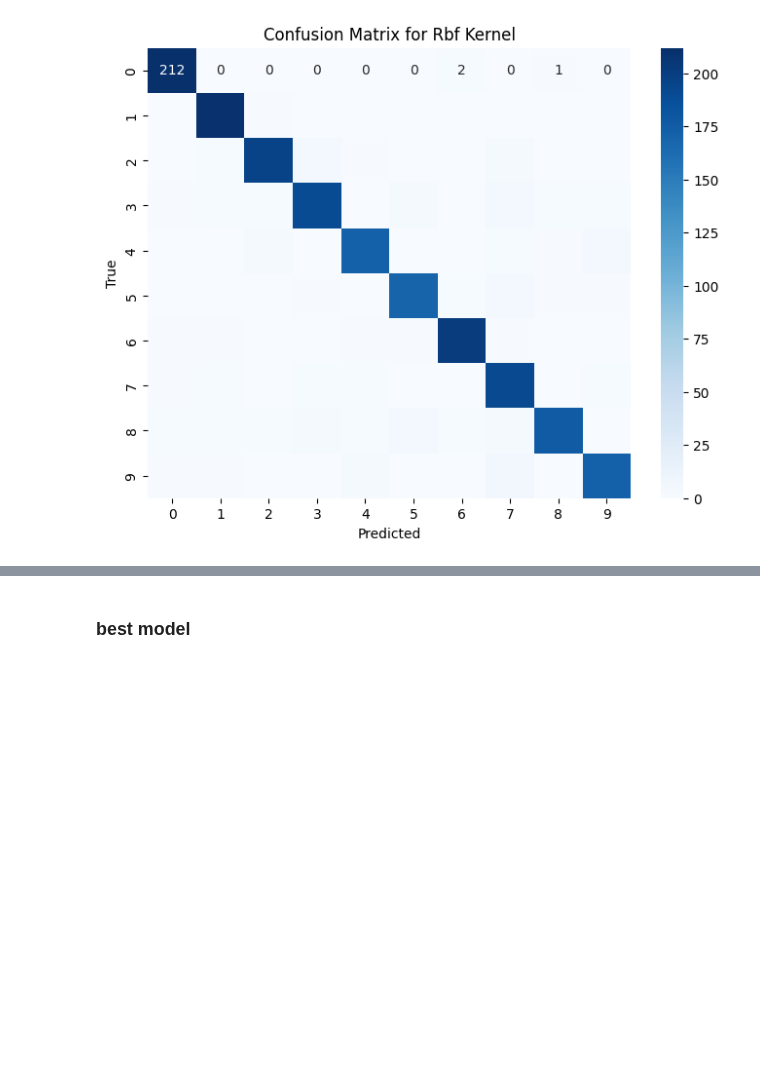
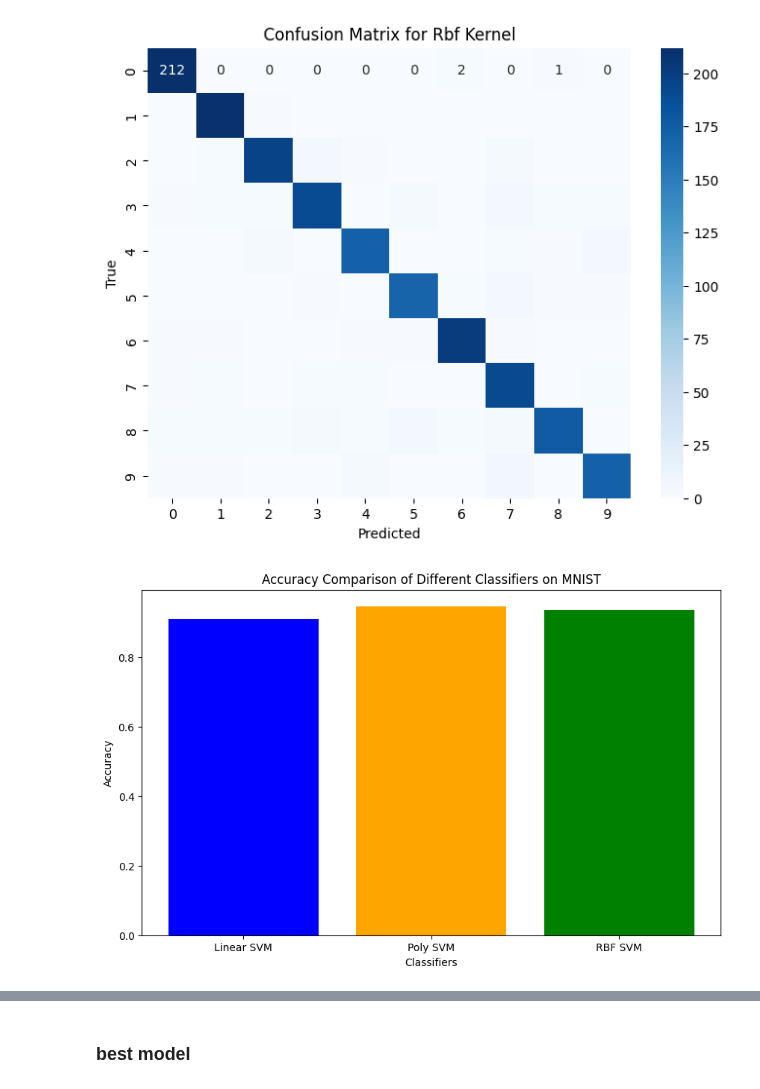
Before and after one commit to Justine-IA/IAI600Lab, a Jupyter notebook: Lab_5/main.ipynb, the cells around one changed output, grey strips where cells are left out. Saved outputs shown, nothing was run; the diff lists cells and outputs as text; code cells hidden in the pictures; blank space fills up the shorter version.

Commit message:
graph

```diff
--- a/Lab_5/main.ipynb
+++ b/Lab_5/main.ipynb
@@ -200,6 +198,10 @@ Starting Grid Search for RBF Kernel...
 RBF Kernel Grid Search took 490.18 seconds.
 Best Parameters for RBF Kernel: {'C': 10, 'gamma': 'auto', 'kernel': 'rbf'}
 Best Cross-Validation Accuracy: 0.9358
+# %%
+RBF_Best_Score = grid_search_rbf.best_score_
+Lin_Best_Score = grid_search_linear.best_score_
+Poly_Best_Score = grid_search_poly.best_score_
 # %% [markdown]
 ### Evaluate best model on test set
 # %%
@@ -290,3 +292,18 @@ for kernel in kernel_results:
 [figure]
 [figure]
 [figure]
+# %%
+import matplotlib.pyplot as plt
+
+# Example accuracy results for SVM kernels, KNN, SGD, and Random Forest
+classifiers = ['Linear SVM', 'Poly SVM', 'RBF SVM']
+accuracies = [ Lin_Best_Score,Poly_Best_Score, RBF_Best_Score]
+
+plt.figure(figsize=(10, 6))
+plt.bar(classifiers, accuracies, color=['blue', 'orange', 'green'])
+plt.xlabel('Classifiers')
+plt.ylabel('Accuracy')
+plt.title('Accuracy Comparison of Different Classifiers on MNIST')
+plt.show()
+# %% [output]
+[figure, added]
```
Also changed, not shown: parts of 4 cells of this notebook.
